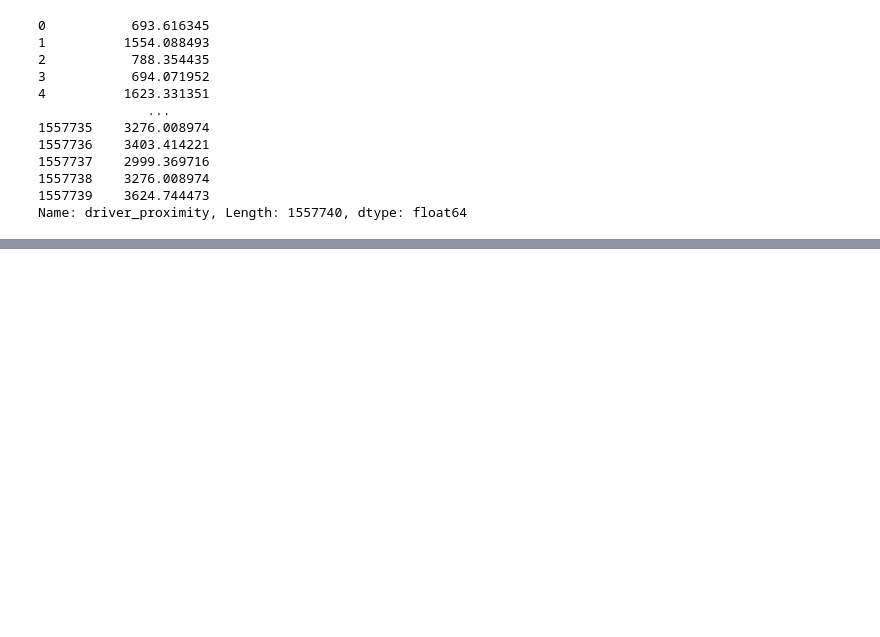
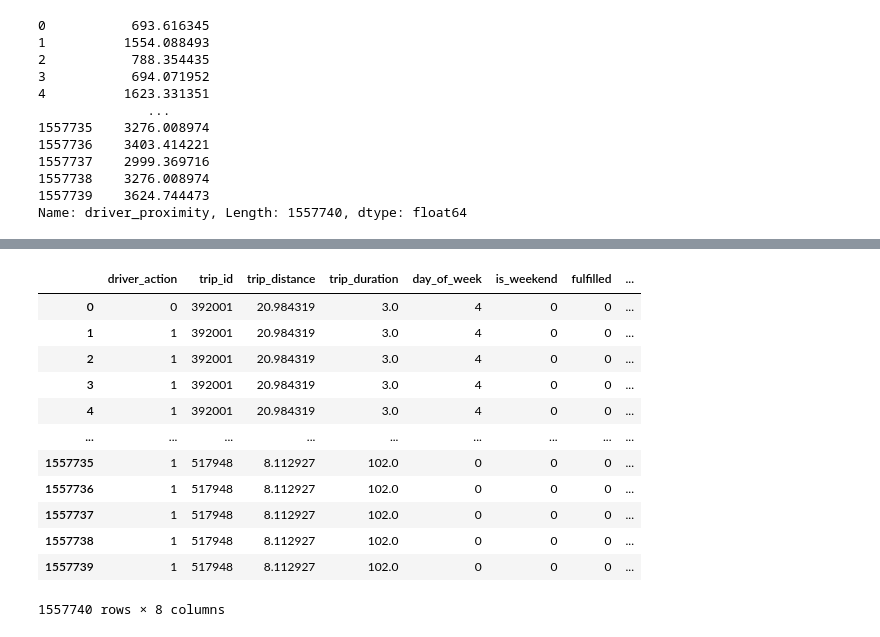
Before and after one commit to nahomHmichael/gokada-delivery-optimisation-with-causal-inference, a Jupyter notebook: notebooks/causal_modelling.ipynb, the cells around one changed output, grey strips where cells are left out. Saved outputs shown, nothing was run; the diff lists cells and outputs as text; code cells hidden in the pictures; blank space fills up the shorter version.

```diff
--- a/notebooks/causal_modelling.ipynb
+++ b/notebooks/causal_modelling.ipynb
@@ -128,0 +150,2 @@ Name: driver_proximity, Length: 1557740, dtype: float64
+# %%
+clean_df = pd.read_csv('../data/cleaned_merged.csv')
@@ -128,0 +204,4 @@ Name: driver_proximity, Length: 1557740, dtype: float64
+# %%
+unwanted_cols = ['id','order_id','driver_id','lat','lng','trip_start_time','trip_end_time','trip_origin_lat',
+                 'trip_origin_long','trip_destn_lat','trip_destn_long','year','month','hour','date','speed(kmph)']
+clean_df = clean_df.drop(unwanted_cols,axis=1)
@@ -128,0 +221,16 @@ Name: driver_proximity, Length: 1557740, dtype: float64
+# %%
+UTIL.label_encoder(clean_df,['driver_action','fulfilled','day_of_week'])
+# %% [output]
+|  | driver_action | trip_id | trip_distance | trip_duration | day_of_week | is_weekend | fulfilled | ... |
+| 0 | 0 | 392001 | 20.984319 | 3.0 | 4 | 0 | 0 | ... |
+| 1 | 1 | 392001 | 20.984319 | 3.0 | 4 | 0 | 0 | ... |
+| 2 | 1 | 392001 | 20.984319 | 3.0 | 4 | 0 | 0 | ... |
+| 3 | 1 | 392001 | 20.984319 | 3.0 | 4 | 0 | 0 | ... |
+| 4 | 1 | 392001 | 20.984319 | 3.0 | 4 | 0 | 0 | ... |
+| ... | ... | ... | ... | ... | ... | ... | ... | ... |
+| 1557735 | 1 | 517948 | 8.112927 | 102.0 | 0 | 0 | 0 | ... |
+| 1557736 | 1 | 517948 | 8.112927 | 102.0 | 0 | 0 | 0 | ... |
+| 1557737 | 1 | 517948 | 8.112927 | 102.0 | 0 | 0 | 0 | ... |
+| 1557738 | 1 | 517948 | 8.112927 | 102.0 | 0 | 0 | 0 | ... |
+| 1557739 | 1 | 517948 | 8.112927 | 102.0 | 0 | 0 | 0 | ... |
+1557740 rows × 8 columns
```
Also changed, not shown: parts of 27 cells of this notebook.
